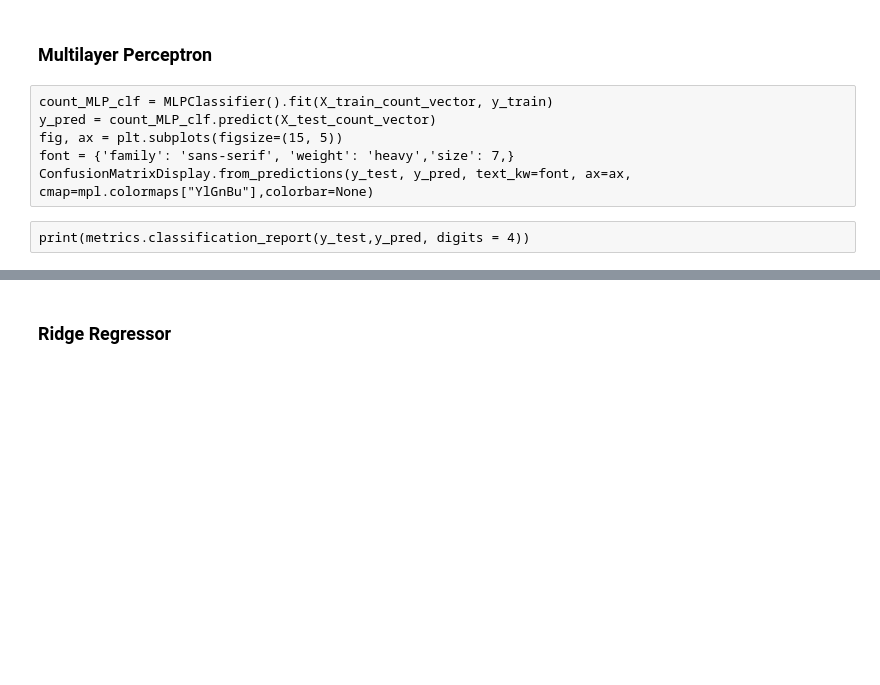
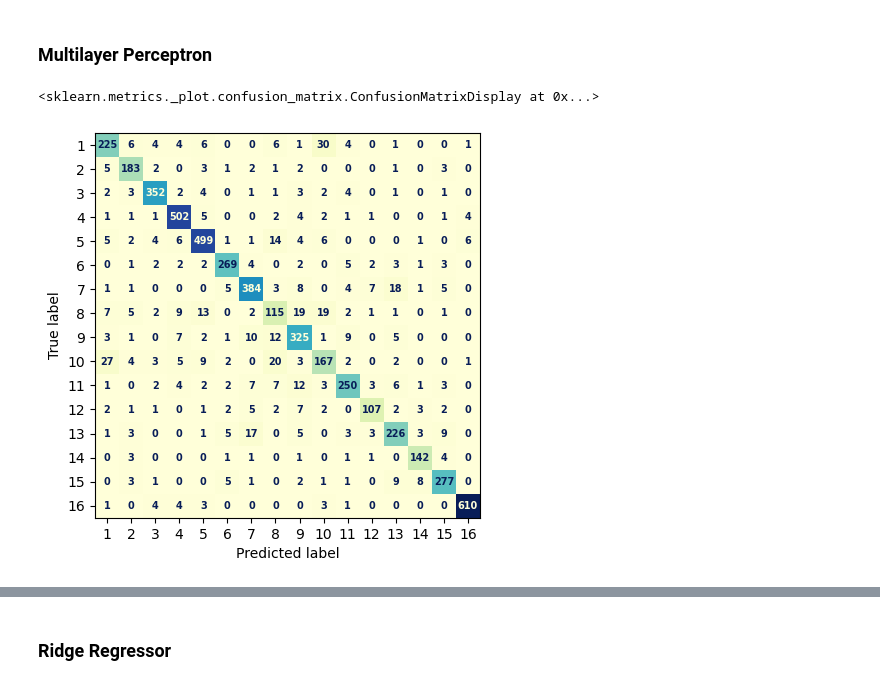
Before and after one commit to joshwinnes11/Project-4, a Jupyter notebook: project4.ipynb, the cells around one changed output, grey strips where cells are left out. Cells and saved outputs as stored; diff of their text form; code cells hidden in the pictures; blank space fills up the shorter version.

```diff
--- a/project4.ipynb
+++ b/project4.ipynb
@@ -189,10 +210,11 @@ print(metrics.classification_report(y_test,y_pred, digits = 4))
 # %% [markdown]
 ### Multilayer Perceptron
-# %% [raw]
-count_MLP_clf = MLPClassifier().fit(X_train_count_vector, y_train)
-y_pred = count_MLP_clf.predict(X_test_count_vector)
-fig, ax = plt.subplots(figsize=(15, 5))
-font = {'family': 'sans-serif', 'weight': 'heavy','size': 7,}
-ConfusionMatrixDisplay.from_predictions(y_test, y_pred, text_kw=font, ax=ax, cmap=mpl.colormaps["YlGnBu"],colorbar=None)
-# %% [raw]
-print(metrics.classification_report(y_test,y_pred, digits = 4))
+# %%
+count_MLP_clf = MLPClassifier().fit(X_train_count_vector, y_train)
+y_pred = count_MLP_clf.predict(X_test_count_vector)
+fig, ax = plt.subplots(figsize=(15, 5))
+font = {'family': 'sans-serif', 'weight': 'heavy','size': 7,}
+ConfusionMatrixDisplay.from_predictions(y_test, y_pred, text_kw=font, ax=ax, cmap=mpl.colormaps["YlGnBu"],colorbar=None)
+# %% [output]
+<sklearn.metrics._plot.confusion_matrix.ConfusionMatrixDisplay at 0x...>
+[figure, added]
```
Also changed, not shown: parts of 23 cells of this notebook.
